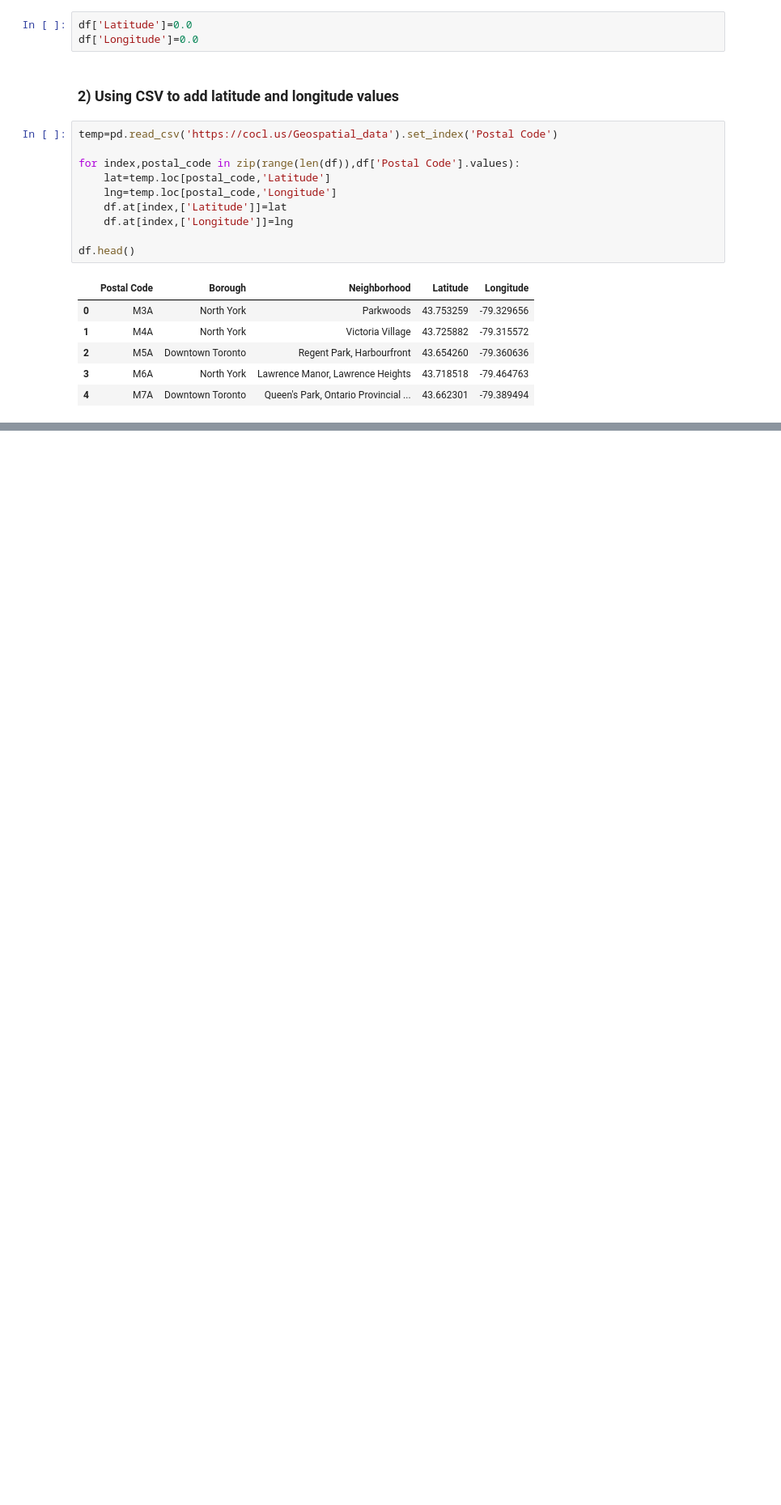
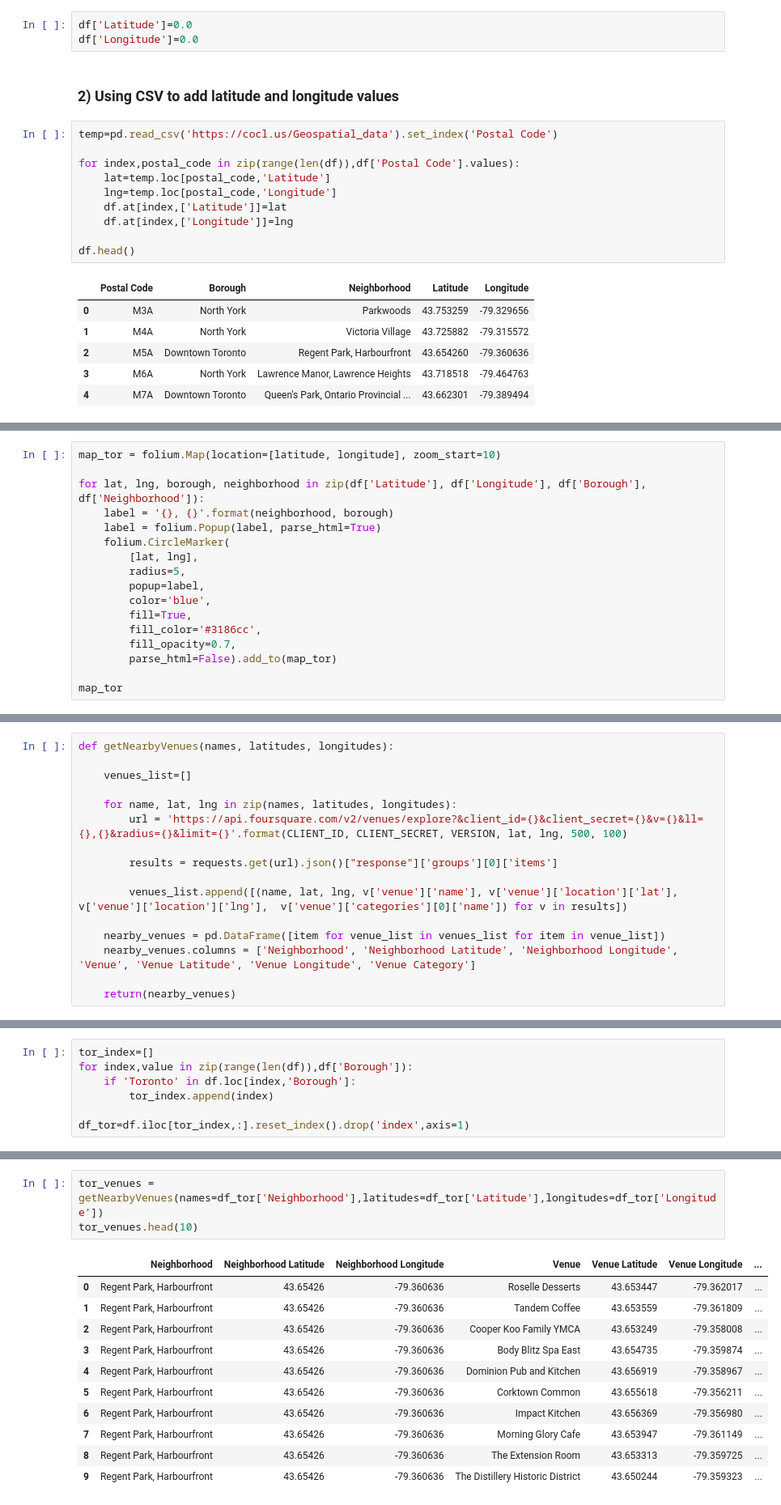
Before and after one commit to shaleen1/Coursera_Capstone, a Jupyter notebook: toronto_clusters.ipynb, the cells around one changed output, grey strips where cells are left out. Shown: that part at 81% size. Drawn from its saved outputs; the diff is of its cells as text; blank space fills up the shorter version.

```diff
--- a/toronto_clusters.ipynb
+++ b/toronto_clusters.ipynb
@@ -75,0 +96,17 @@ df.head()
+# %%
+map_tor = folium.Map(location=[latitude, longitude], zoom_start=10)
+
+for lat, lng, borough, neighborhood in zip(df['Latitude'], df['Longitude'], df['Borough'], df['Neighborhood']):
+    label = '{}, {}'.format(neighborhood, borough)
+    label = folium.Popup(label, parse_html=True)
+    folium.CircleMarker(
+        [lat, lng],
+        radius=5,
+        popup=label,
+        color='blue',
+        fill=True,
+        fill_color='#3186cc',
+        fill_opacity=0.7,
+        parse_html=False).add_to(map_tor)
+
+map_tor
@@ -75,0 +119,16 @@ df.head()
+# %%
+def getNearbyVenues(names, latitudes, longitudes):
+
+    venues_list=[]
+
+    for name, lat, lng in zip(names, latitudes, longitudes):
+        url = 'https://api.foursquare.com/v2/venues/explore?&client_id={}&client_secret={}&v={}&ll={},{}&radius={}&limit={}'.format(CLIENT_ID, CLIENT_SECRET, VERSION, lat, lng, 500, 100)
+
+        results = requests.get(url).json()["response"]['groups'][0]['items']
+
+        venues_list.append([(name, lat, lng, v['venue']['name'], v['venue']['location']['lat'], v['venue']['location']['lng'],  v['venue']['categories'][0]['name']) for v in results])
+
+    nearby_venues = pd.DataFrame([item for venue_list in venues_list for item in venue_list])
+    nearby_venues.columns = ['Neighborhood', 'Neighborhood Latitude', 'Neighborhood Longitude', 'Venue', 'Venue Latitude', 'Venue Longitude', 'Venue Category']
+
+    return(nearby_venues)
@@ -75,0 +137,7 @@ df.head()
+# %%
+tor_index=[]
+for index,value in zip(range(len(df)),df['Borough']):
+    if 'Toronto' in df.loc[index,'Borough']:
+        tor_index.append(index)
+
+df_tor=df.iloc[tor_index,:].reset_index().drop('index',axis=1)
@@ -75,0 +174,15 @@ df.head()
+# %%
+tor_venues = getNearbyVenues(names=df_tor['Neighborhood'],latitudes=df_tor['Latitude'],longitudes=df_tor['Longitude'])
+tor_venues.head(10)
+# %% [output]
+|  | Neighborhood | Neighborhood Latitude | Neighborhood Longitude | Venue | Venue Latitude | Venue Longitude | ... |
+| 0 | Regent Park, Harbourfront | 43.65426 | -79.360636 | Roselle Desserts | 43.653447 | -79.362017 | ... |
+| 1 | Regent Park, Harbourfront | 43.65426 | -79.360636 | Tandem Coffee | 43.653559 | -79.361809 | ... |
+| 2 | Regent Park, Harbourfront | 43.65426 | -79.360636 | Cooper Koo Family YMCA | 43.653249 | -79.358008 | ... |
+| 3 | Regent Park, Harbourfront | 43.65426 | -79.360636 | Body Blitz Spa East | 43.654735 | -79.359874 | ... |
+| 4 | Regent Park, Harbourfront | 43.65426 | -79.360636 | Dominion Pub and Kitchen | 43.656919 | -79.358967 | ... |
+| 5 | Regent Park, Harbourfront | 43.65426 | -79.360636 | Corktown Common | 43.655618 | -79.356211 | ... |
+| 6 | Regent Park, Harbourfront | 43.65426 | -79.360636 | Impact Kitchen | 43.656369 | -79.356980 | ... |
+| 7 | Regent Park, Harbourfront | 43.65426 | -79.360636 | Morning Glory Cafe | 43.653947 | -79.361149 | ... |
+| 8 | Regent Park, Harbourfront | 43.65426 | -79.360636 | The Extension Room | 43.653313 | -79.359725 | ... |
+| 9 | Regent Park, Harbourfront | 43.65426 | -79.360636 | The Distillery Historic District | 43.650244 | -79.359323 | ... |
```
Also changed, not shown: parts of 30 cells of this notebook.
